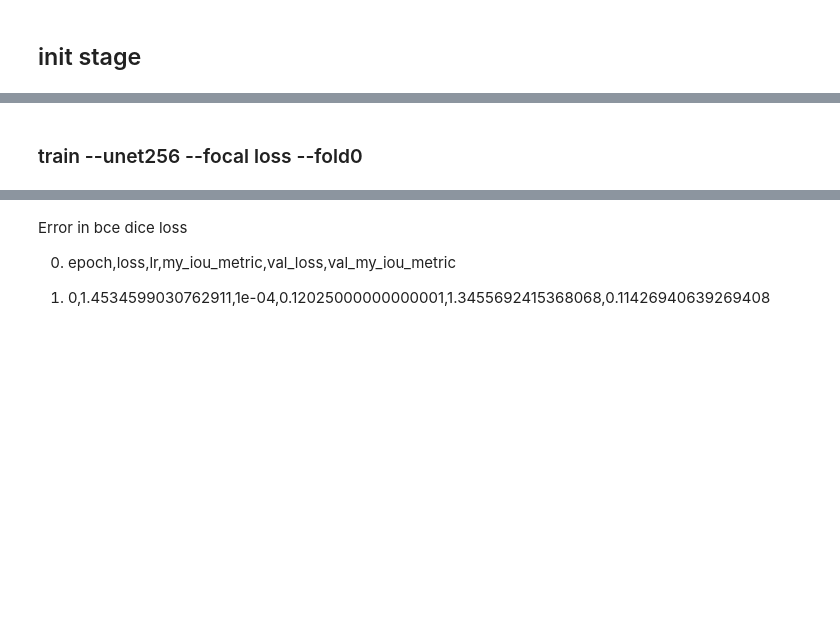
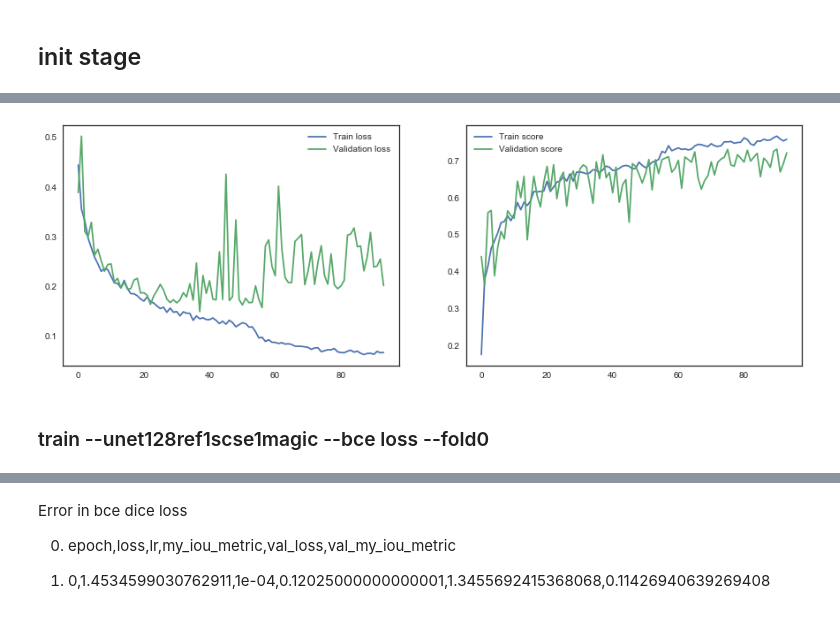
Before and after one commit to kqdmqx/kaggle-TGS-Salt-Identification-Challenge, a Jupyter notebook: 032-kfold-reshape128-redhape256.ipynb, the cells around one changed output, grey strips where cells are left out. Saved outputs shown, nothing was run; the diff lists cells and outputs as text; code cells hidden in the pictures; blank space fills up the shorter version.

```diff
--- a/032-kfold-reshape128-redhape256.ipynb
+++ b/032-kfold-reshape128-redhape256.ipynb
@@ -1519,7 +1979,7 @@ intensity_flip_seq = iaa.Sequential([
 # %% [markdown]
 ### add depth info
 # %%
-img_size = 256
+img_size = 128
 
 def create_depth_figure(img_size):
     depth_figure = np.zeros((img_size, img_size))
@@ -1527,7 +1987,7 @@ def create_depth_figure(img_size):
         depth_figure[i, :] = d
     return depth_figure
 
-depth_figure = create_depth_figure(256)
+depth_figure = create_depth_figure(img_size)
 
 def append_depth_channel(img):
     global depth_figure
@@ -1697,11 +2198,11 @@ depth_figure.shape
 # %% [markdown]
 ## init stage
 # %%
-def build_stage0_model(img_size_target, builder=_build_unet, loss=focal_loss, metric=my_iou_metric_2, opt="adam", use_sigmoid=True):
+def build_stage0_model(img_size_target, builder=_build_unet34, loss=focal_loss, metric=my_iou_metric_2, opt="adam", use_sigmoid=True):
     print("local: init stage")
     input_layer = Input((img_size_target, img_size_target, 2), name="input")
-    output_layer = builder(input_layer, 16, 0.5, use_sigmoid=use_sigmoid)
+    output_layer = builder(input_layer, 48, 0.5, use_sigmoid=use_sigmoid)
     model = Model(input_layer, output_layer)
 
-    model.compile(loss=loss, optimizer=opt, metrics=[metric])
+    model.compile(loss=loss, optimizer=opt, metrics=[metric, "acc"])
     return model
@@ -1708,4 +2305,17 @@ def build_stage0_model(img_size_target, builder=_build_unet, loss=focal_loss, me
+# %%
+fig, (ax_loss, ax_score) = plt.subplots(1, 2, figsize=(15,5))
+
+history = pd.read_csv(log_filepath)
+ax_loss.plot(history.epoch, history["loss"], label="Train loss")
+ax_loss.plot(history.epoch, history["val_loss"], label="Validation loss")
+ax_loss.legend()
+ax_score.plot(history.epoch, history[metric_name[4:]], label="Train score")
+ax_score.plot(history.epoch, history[metric_name], label="Validation score")
+ax_score.legend()
+plt.show()
+# %% [output]
+[figure, added]
 # %% [markdown]
-### train --unet256 --focal loss --fold0
+### train --unet128ref1scse1magic --bce loss --fold0
 # %%
 run = 1
```
Also changed, not shown: parts of 31 cells of this notebook, 23 other files.
